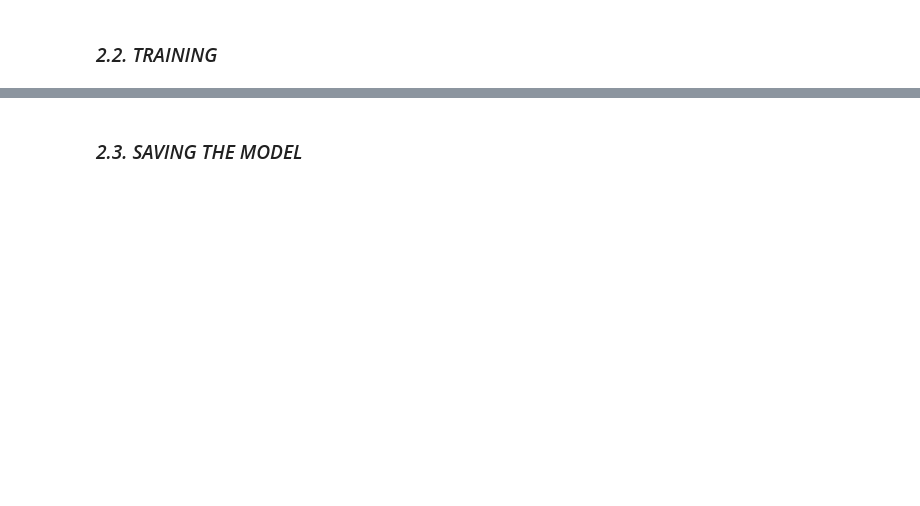
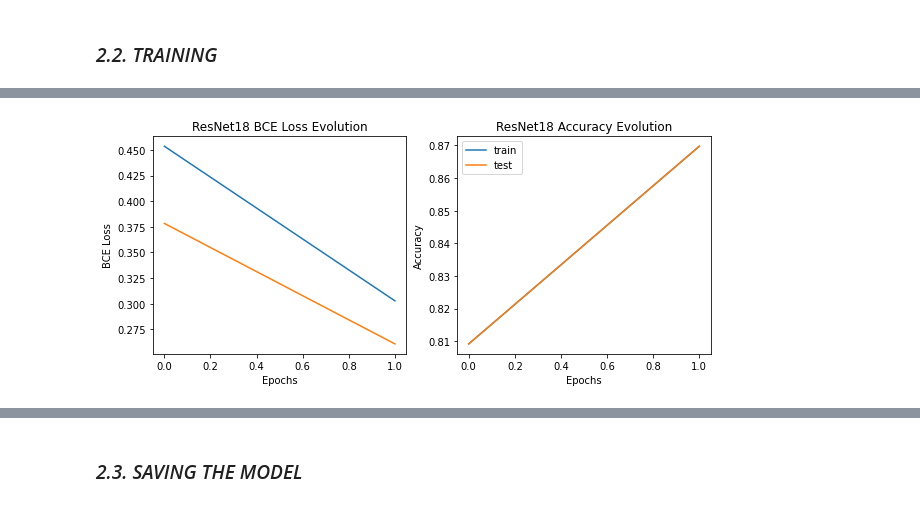
Before and after one commit to xaliq2299/mask-detection-social-distancing, a Jupyter notebook: MaskRecognition.ipynb, the cells around one changed output, grey strips where cells are left out. Cells and saved outputs as stored; diff of their text form; code cells hidden in the pictures; blank space fills up the shorter version.

```diff
--- a/MaskRecognition.ipynb
+++ b/MaskRecognition.ipynb
@@ -294,10 +267,0 @@ def train_model(model, criterion, optimizer, nb_epochs, epoch_print_frequence):
-# %%
-optimizerRSN18 = torch.optim.Adam(modelRSN18.parameters(), lr=1e-3)
-optimizerRSN50 = torch.optim.Adam(modelRSN50.parameters(), lr=1e-3)
-# optimizerVGG19 = torch.optim.Adam(modelVGG19.parameters(), lr=1e-3)
-
-criterionRSN18 = nn.CrossEntropyLoss().cuda()
-criterionRSN50 = nn.CrossEntropyLoss().cuda()
-# criterionVGG19 = nn.CrossEntropyLoss().cuda()
-# %%
-nb_epochs, epoch_print_frequence = 50, 5
@@ -309,0 +268,10 @@ resultsRSN50 = train_model(modelRSN50, criterionRSN50, optimizerRSN50, nb_epochs
+# %%
+resultsRSN18 = []
+
+for i in range(nb_iterations):
+
+    modelRSN18 = ResNet18()
+    optimizerRSN18 = torch.optim.Adam(modelRSN18.parameters(), lr=1e-3)
+    criterionRSN18 = nn.BCELoss().cuda()
+    print("train loop {}".format(i+1))
+    resultsRSN18.append(train_model(modelRSN18, criterionRSN18, optimizerRSN18, nb_epochs, epoch_print_frequence))
@@ -309,0 +294,35 @@ resultsRSN50 = train_model(modelRSN50, criterionRSN50, optimizerRSN50, nb_epochs
+# %%
+fig, ax = plt.subplots(nrows=1, ncols=2, figsize=(10,4))
+
+train_losses_RSN18 = resultsRSN18[0][0]
+test_losses_RSN18 = resultsRSN18[0][1]
+train_acc_RSN18 = resultsRSN18[0][2]
+test_acc_RSN18 = resultsRSN18[0][3]
+
+for i in range(1,nb_iterations):
+    train_losses_RSN18 += resultsRSN18[i][0]
+    test_losses_RSN18 += resultsRSN18[i][1]
+    train_acc_RSN18 += resultsRSN18[i][2]
+    test_acc_RSN18 += resultsRSN18[i][3]
+
+train_losses_RSN18 /= nb_iterations
+test_losses_RSN18 /= nb_iterations
+train_acc_RSN18 /= nb_iterations
+test_acc_RSN18 /= nb_iterations
+
+ax[0].set(title="ResNet18 BCE Loss Evolution")
+ax[0].plot(train_losses_RSN18, label="train")
+ax[0].plot(test_losses_RSN18, label="test")
+ax[0].set_xlabel("Epochs")
+ax[0].set_ylabel("BCE Loss")
+
+ax[1].set(title="ResNet18 Accuracy Evolution")
+ax[1].plot(train_acc_RSN18, label="train")
+ax[1].plot(train_acc_RSN18, label="test")
+ax[1].set_xlabel("Epochs")
+ax[1].set_ylabel("Accuracy")
+
+plt.legend()
+plt.show()
+# %% [output]
+[figure, added]
```
Also changed, not shown: parts of 33 cells of this notebook.
